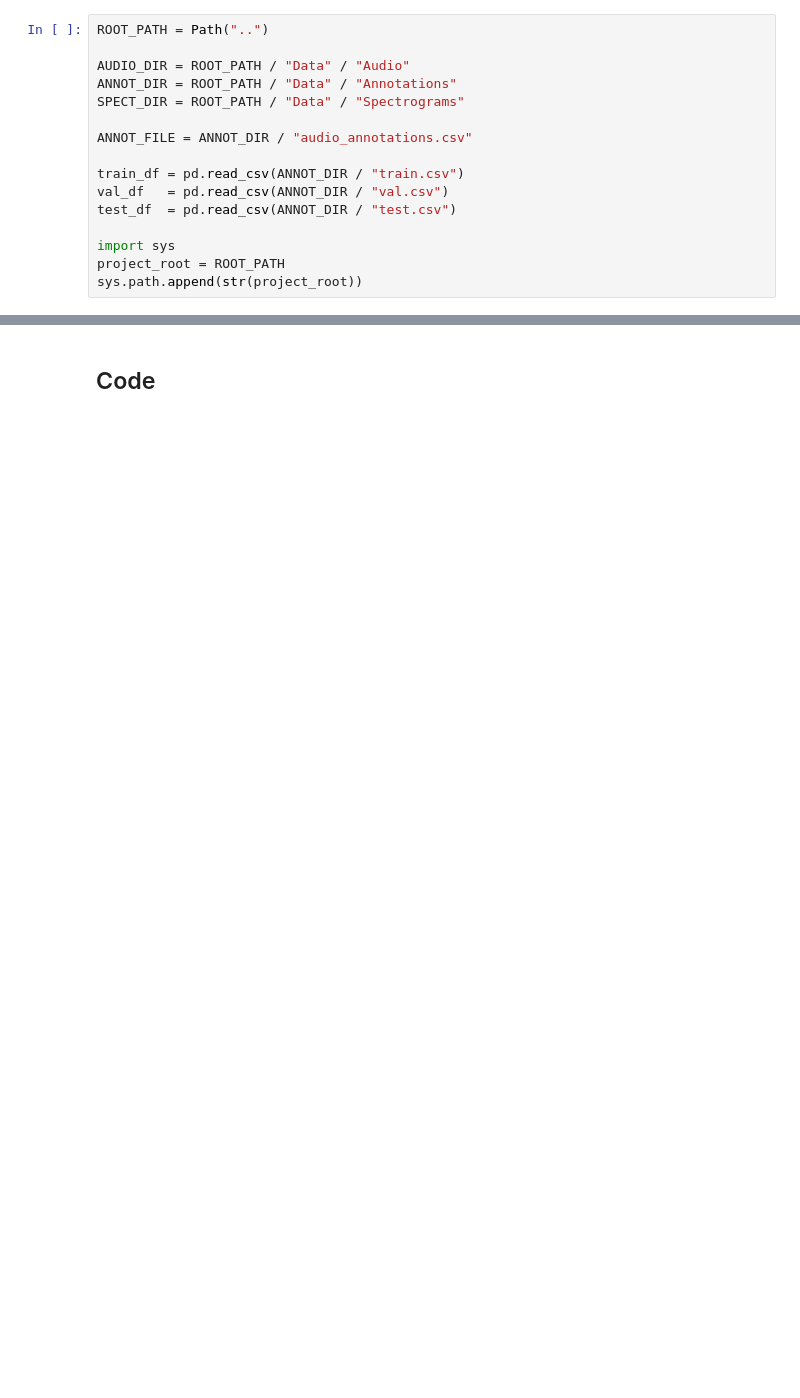
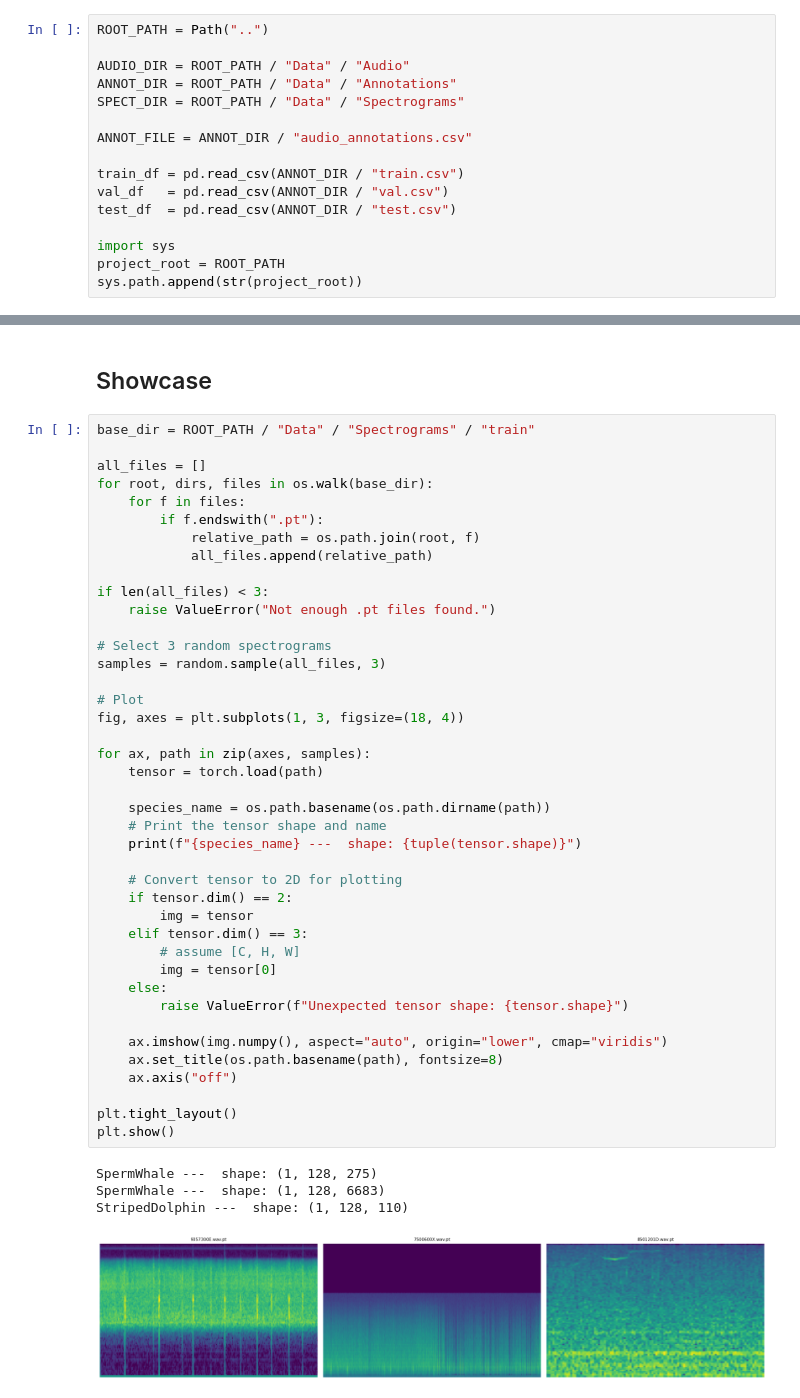
Before and after one commit to SEANIMALMOVE/Bens-Internship-2025, a Jupyter notebook: Watkins deep learning model/notebooks/Main.ipynb, the cells around one changed output, grey strips where cells are left out. Drawn from its saved outputs; the diff is of its cells as text; blank space fills up the shorter version.

```diff
--- a/Watkins deep learning model/notebooks/Main.ipynb
+++ b/Watkins deep learning model/notebooks/Main.ipynb
@@ -91,2 +74,48 @@ KeyboardInterrupt:
 # %% [markdown]
-## Code
+## Showcase
+# %%
+base_dir = ROOT_PATH / "Data" / "Spectrograms" / "train"
+
+all_files = []
+for root, dirs, files in os.walk(base_dir):
+    for f in files:
+        if f.endswith(".pt"):
+            relative_path = os.path.join(root, f)
+            all_files.append(relative_path)
+
+if len(all_files) < 3:
+    raise ValueError("Not enough .pt files found.")
+
+# Select 3 random spectrograms
+samples = random.sample(all_files, 3)
+
+# Plot
+fig, axes = plt.subplots(1, 3, figsize=(18, 4))
+
+for ax, path in zip(axes, samples):
+    tensor = torch.load(path)
+
+    species_name = os.path.basename(os.path.dirname(path))
+    # Print the tensor shape and name
+    print(f"{species_name} ---  shape: {tuple(tensor.shape)}")
+
+    # Convert tensor to 2D for plotting
+    if tensor.dim() == 2:
+        img = tensor
+    elif tensor.dim() == 3:
+        # assume [C, H, W]
+        img = tensor[0]
+    else:
+        raise ValueError(f"Unexpected tensor shape: {tensor.shape}")
+
+    ax.imshow(img.numpy(), aspect="auto", origin="lower", cmap="viridis")
+    ax.set_title(os.path.basename(path), fontsize=8)
+    ax.axis("off")
+
+plt.tight_layout()
+plt.show()
+# %% [output]
+SpermWhale ---  shape: (1, 128, 275)
+SpermWhale ---  shape: (1, 128, 6683)
+StripedDolphin ---  shape: (1, 128, 110)
+[figure, added]
```
Also changed, not shown: parts of 12 cells of this notebook, 12 other files.
